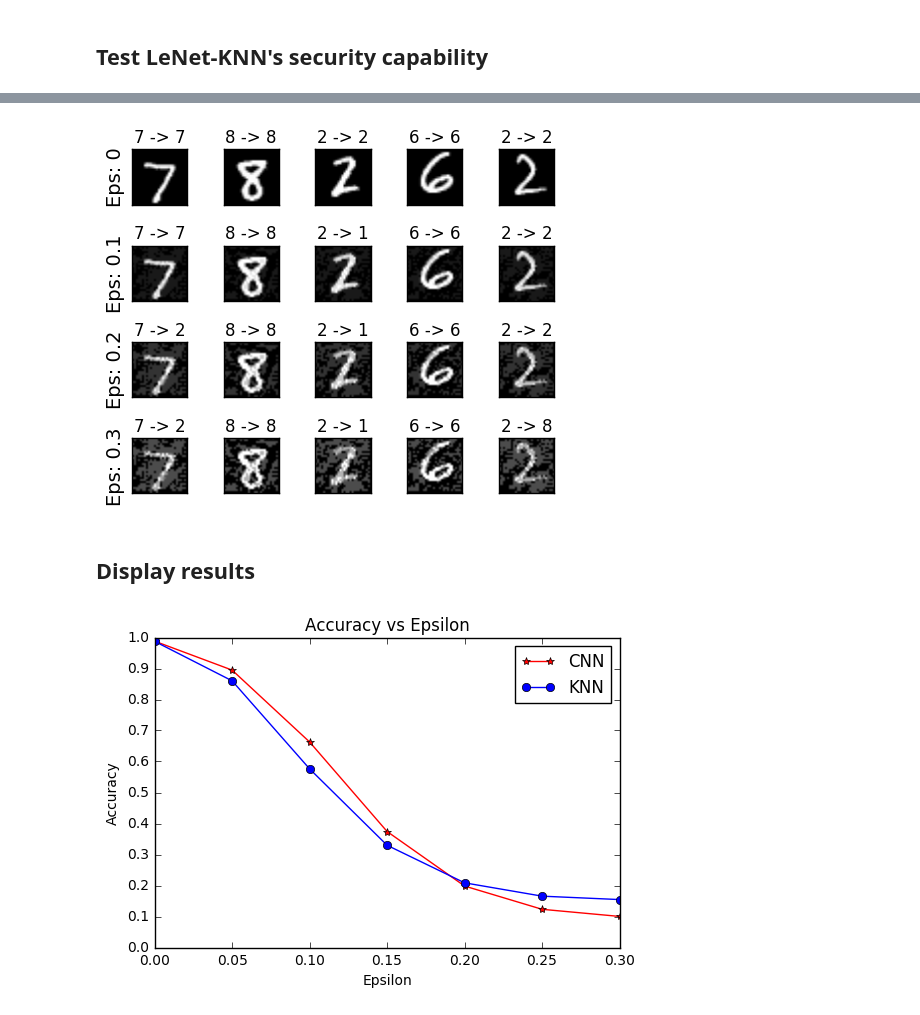
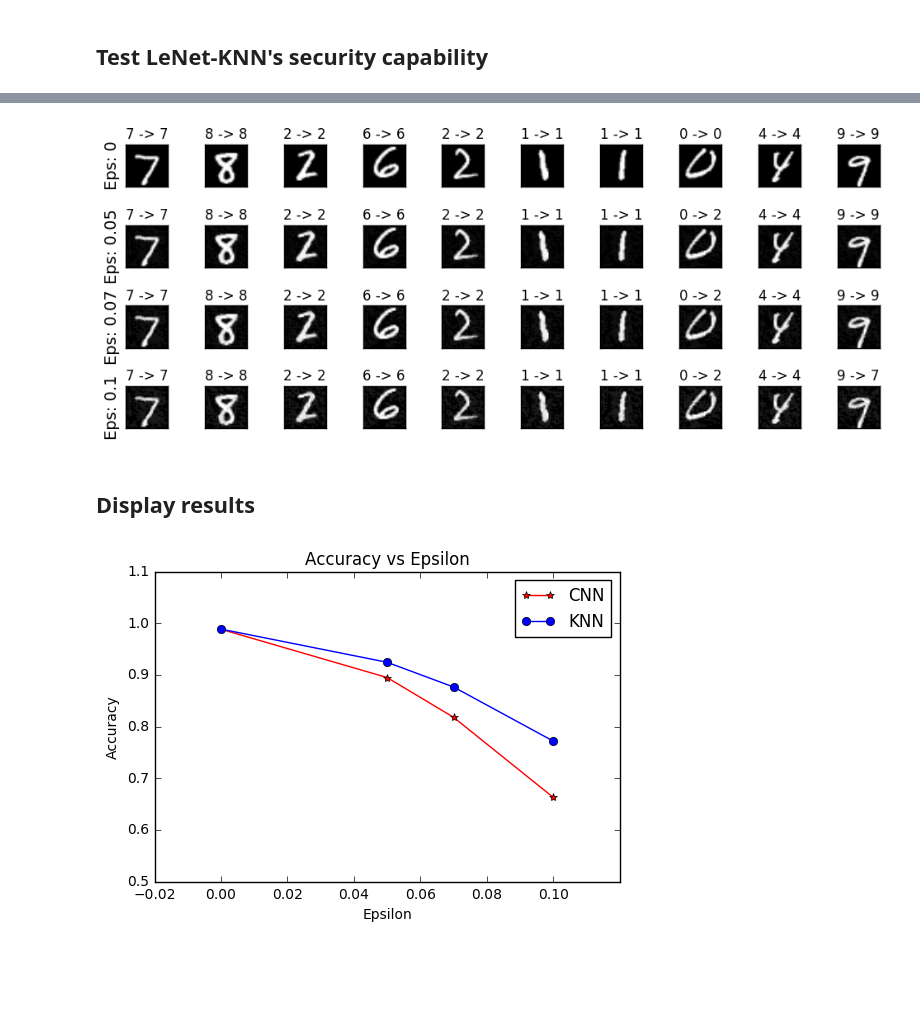
Before and after one commit to mjDelta/kervolution-under-adversarial-attack-pytorch, a Jupyter notebook: LeNet-CNN-KNN(Polynomial kernel)-white-attack.ipynb, the cells around one changed output, grey strips where cells are left out. Drawn from its saved outputs; the diff is of its cells as text; code cells hidden in the pictures; blank space fills up the shorter version.

```diff
--- a/LeNet-CNN-KNN(Polynomial kernel)-white-attack.ipynb
+++ b/LeNet-CNN-KNN(Polynomial kernel)-white-attack.ipynb
@@ -196,4 +196,4 @@ Epoch 17: train loss is 0.13, train accuracy is 0.96; test loss is 0.04, test ac
 Epoch 18: train loss is 0.12, train accuracy is 0.96; test loss is 0.04, test accuracy is 0.99
 Epoch 19: train loss is 0.12, train accuracy is 0.97; test loss is 0.04, test accuracy is 0.99
 # %%
-train(knn,"lenet-knn-poly-cp1-dp2")
+train(knn,"lenet-knn-poly-cp0.5-dp3")
@@ -232,7 +253,7 @@ def test_attack(m,epsilon):
         select_idx=0
         while init_pred[select_idx]!=target[select_idx]:
             select_idx+=1
-        if len(adv_examples)<5:
+        if len(adv_examples)<10:
             adv_ex=perturbed_data[select_idx].squeeze().detach().cpu().numpy()
             adv_examples.append((init_pred[select_idx],final_pred[select_idx],adv_ex))
     final_acc=correct/len(attack_test_loader)
@@ -247,7 +268,7 @@ def output_under_attack(m,epsilons):
     return accs,examples
 def attack_display(epsilons,examples):
     cnt = 0
-    plt.figure(figsize=(5,4))
+    plt.figure(figsize=(10,4))
     for i in range(len(epsilons)):
         for j in range(len(examples[i])):
             cnt += 1
@@ -261,10 +282,11 @@ def attack_display(epsilons,examples):
             plt.imshow(ex, cmap="gray")
     plt.tight_layout()
     plt.show()
+epsilons=[0,0.05,0.07,0.1]
 # %% [markdown]
 ## Test the LeNet-CNN's security capability
 # %%
-epsilons=[0,0.05,0.1,0.15,0.2,0.25,0.3]
+
 # epsilons=[0,0.07]
 cnn_model_path="lenet-cnn/models/best_model.tar"
 cnn_sd=torch.load(cnn_model_path)["model"]
@@ -285,7 +304,7 @@ attack_display(epsilons[::2],cnn_examples[::2])
 # %% [markdown]
 ## Test LeNet-KNN's security capability
 # %%
-knn_model_path="lenet-knn-poly-cp1-dp5/models/best_model.tar"
+knn_model_path="lenet-knn-poly-cp0.5-dp2/models/best_model.tar"
 knn_sd=torch.load(knn_model_path)["model"]
 knn.load_state_dict(knn_sd)
 knn_accs,knn_examples=output_under_attack(knn,epsilons)
@@ -300,18 +316,18 @@ Epsilon 0.3:Test Accuracy 0.1546
 # %%
-attack_display(epsilons[::2],knn_examples[::2])
+attack_display(epsilons,knn_examples)
 # %% [output]
-[figure, old version]
+[figure, new version]
 # %% [markdown]
 ## Display results
 # %%
 plt.plot(epsilons,cnn_accs,"*-",c="red",label="CNN")
 plt.plot(epsilons,knn_accs,"o-",c="blue",label="KNN")
-plt.yticks(np.arange(0, 1.1, step=0.1))
-plt.xticks(np.arange(0, .35, step=0.05))
+plt.yticks(np.arange(0.5, 1.1, step=0.1))
+plt.xticks(np.arange(-0.02, 0.12, step=0.02))
 plt.title("Accuracy vs Epsilon")
 plt.xlabel("Epsilon")
 plt.ylabel("Accuracy")
 plt.legend()
 plt.show()
 # %% [output]
-[figure, old version]
+[figure, new version]
```
Also changed, not shown: parts of 5 cells of this notebook, 5 other files.
